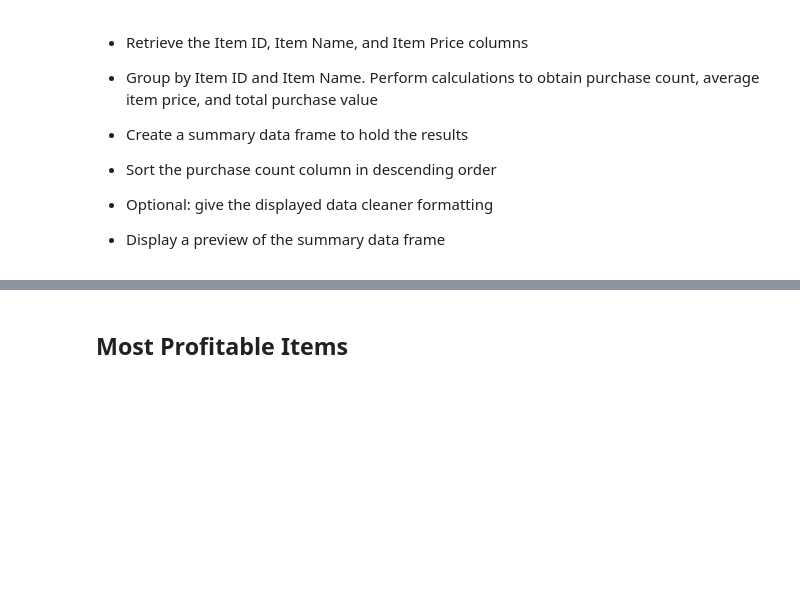
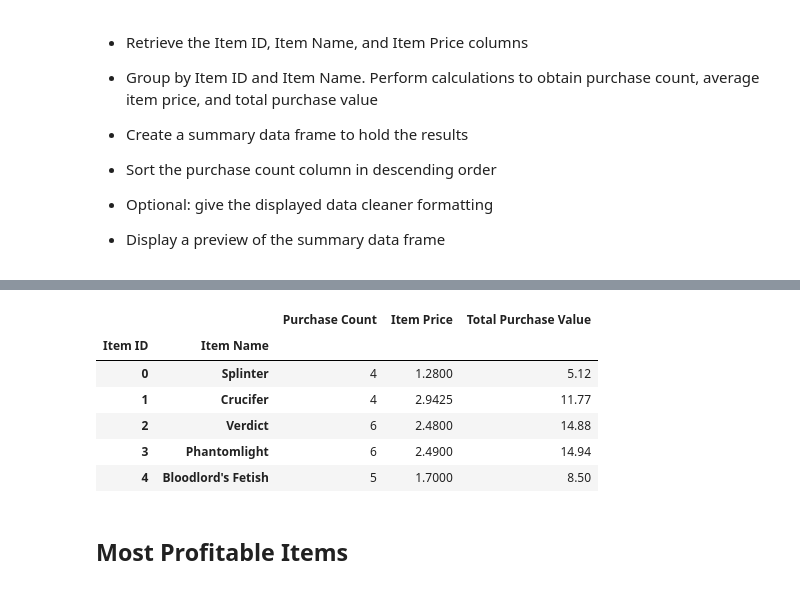
Before and after one commit to Joely0819/pandas-challenge, a Jupyter notebook: HeroesOfPymoli/HeroesOfPymoli_starter.ipynb, the cells around one changed output, grey strips where cells are left out. Cells and saved outputs as stored; diff of their text form; code cells hidden in the pictures; blank space fills up the shorter version.

```diff
--- a/HeroesOfPymoli/HeroesOfPymoli_starter.ipynb
+++ b/HeroesOfPymoli/HeroesOfPymoli_starter.ipynb
@@ -234,0 +386,3 @@ TypeError: 'method' object is not subscriptable
+# %%
+items = purchase_data_df.loc[:,['Item ID', 'Item Name', 'Price']]
+items.head()
@@ -235,3 +396,28 @@ TypeError: 'method' object is not subscriptable
+# %%
+# Group by Item ID and Item Name. Perform calculations to obtain purchase count, average item price, and total purchase value
+item_df =pd.DataFrame(items)
+#purchase count
+item_purchases = items.groupby(['Item ID', 'Item Name']).count()['Price']
+#Average item price
+avg_item = items.groupby(['Item ID', 'Item Name']).mean()['Price']
+# Total Purchase Value
+item_total = items.groupby(['Item ID', 'Item Name']).sum()['Price']
+
+
+#Summary dataframe
+items_summary_df =pd.DataFrame ({'Purchase Count': item_purchases, 'Item Price': avg_item, 'Total Purchase Value': item_total})
+#sort purchase count
+item_purchases_sorted = items_summary_df.sort_values('Purchase Count', ascending=False)
+
+items_summary_df.head()
+# %% [output]
+|  |  | Purchase Count | Item Price | Total Purchase Value |
+| Item ID | Item Name |  |  |  |
+| 0 | Splinter | 4 | 1.2800 | 5.12 |
+| 1 | Crucifer | 4 | 2.9425 | 11.77 |
+| 2 | Verdict | 6 | 2.4800 | 14.88 |
+| 3 | Phantomlight | 6 | 2.4900 | 14.94 |
+| 4 | Bloodlord's Fetish | 5 | 1.7000 | 8.50 |
 # %% [markdown]
 ## Most Profitable Items
 # %% [markdown]
```
Also changed, not shown: parts of 25 cells of this notebook, 1 other file.
